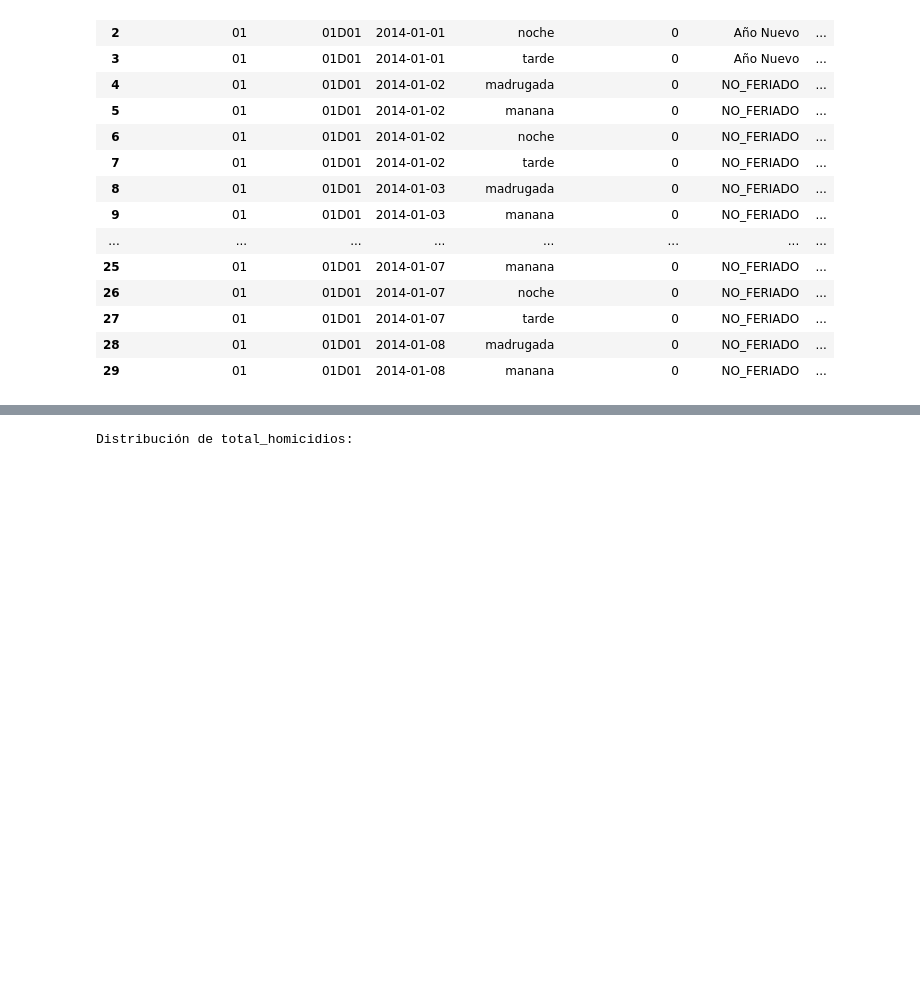
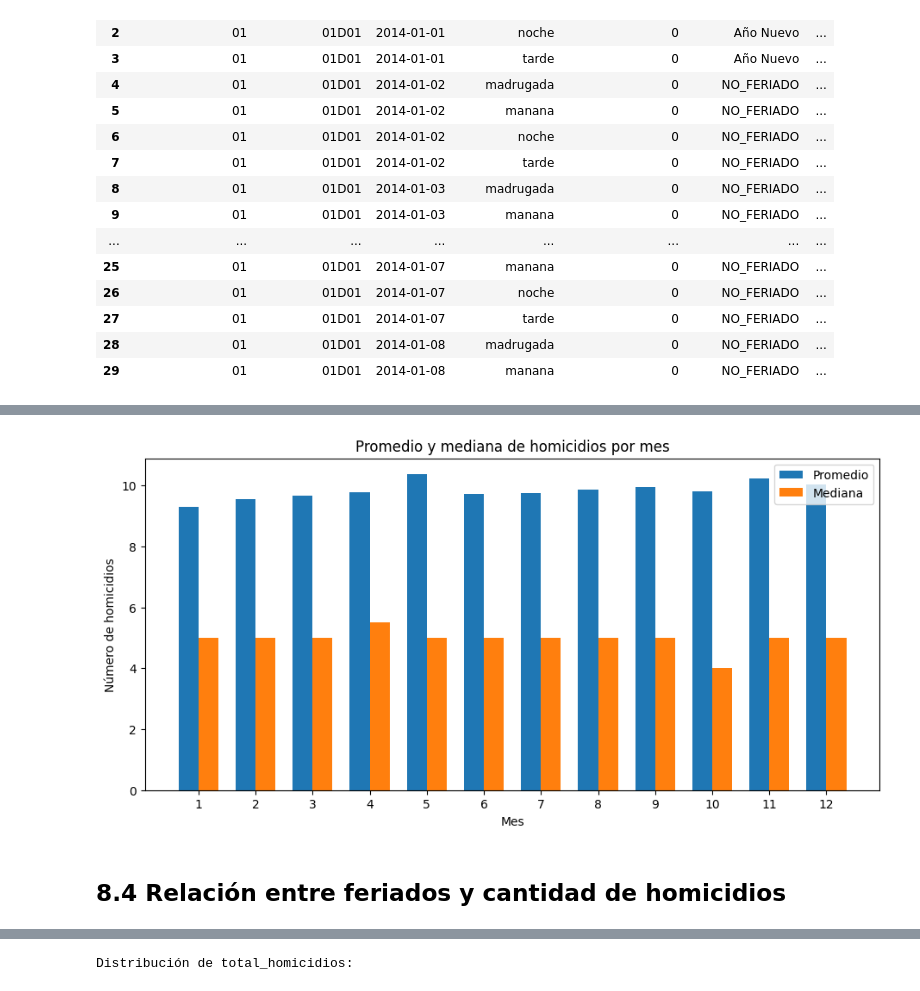
Before and after one commit to chadowsv/model-loa, a Jupyter notebook: Procesamiento_DatasetModelo.ipynb, the cells around one changed output, grey strips where cells are left out. Drawn from its saved outputs; the diff is of its cells as text; code cells hidden in the pictures; blank space fills up the shorter version.

```diff
--- a/Procesamiento_DatasetModelo.ipynb
+++ b/Procesamiento_DatasetModelo.ipynb
@@ -568,0 +806,16 @@ df_completo.head(30)
+# %%
+analisis_mes = (
+    homicidios_diarios
+    .groupby(
+        "mes",
+        as_index=False
+    )
+    .agg(
+        promedio_homicidios=("total_homicidios", "mean"),
+        mediana_homicidios=("total_homicidios", "median"),
+        maximo_homicidios=("total_homicidios", "max"),
+        cantidad_dias=("fecha", "count")
+    )
+)
+
+display(analisis_mes)
@@ -568,0 +836,38 @@ df_completo.head(30)
+# %%
+x = np.arange(len(analisis_mes))
+ancho = 0.35
+
+plt.figure(figsize=(11, 5))
+
+plt.bar(
+    x - ancho/2,
+    analisis_mes["promedio_homicidios"],
+    ancho,
+    label="Promedio"
+)
+
+plt.bar(
+    x + ancho/2,
+    analisis_mes["mediana_homicidios"],
+    ancho,
+    label="Mediana"
+)
+
+plt.xticks(
+    x,
+    analisis_mes["mes"]
+)
+
+plt.title(
+    "Promedio y mediana de homicidios por mes"
+)
+
+plt.xlabel("Mes")
+plt.ylabel("Número de homicidios")
+
+plt.legend()
+plt.show()
+# %% [output]
+[figure, added]
+# %% [markdown]
+## 8.4 Relación entre feriados y cantidad de homicidios
```
Also changed, not shown: parts of 21 cells of this notebook.
